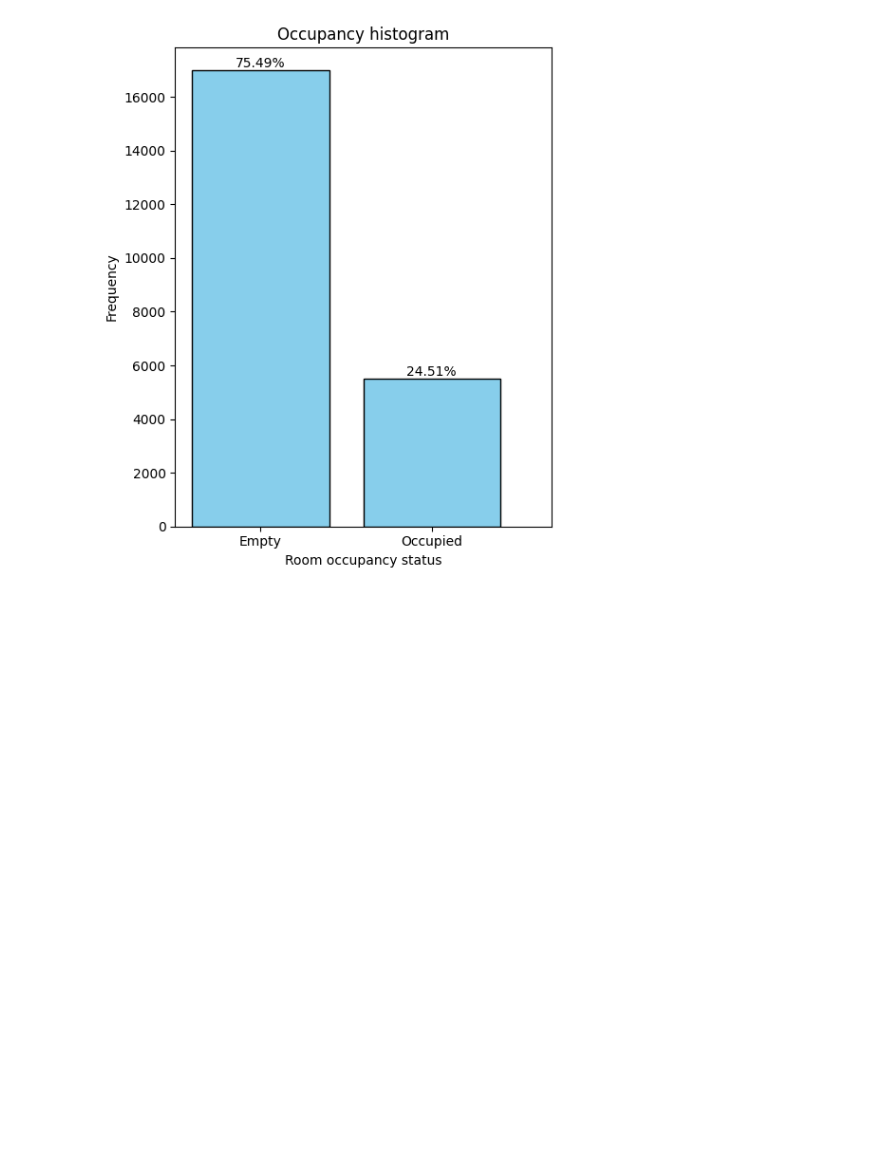
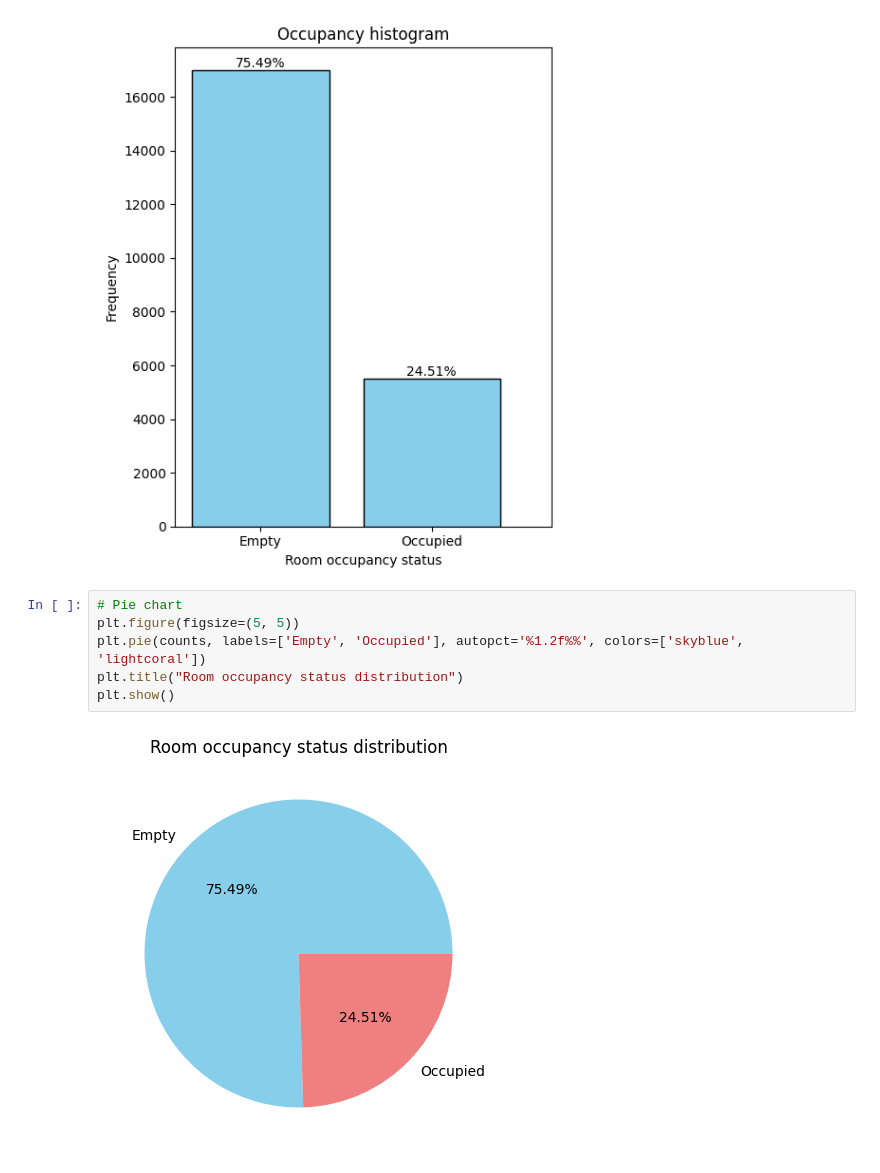
Before and after one commit to MaherDissem/Occupancy-Estimation-ML, a Jupyter notebook: dataset/EDA.ipynb, the cells around one changed output. Saved outputs shown, nothing was run; the diff lists cells and outputs as text; blank space fills up the shorter version.

Commit message:
added more visualization

```diff
--- a/dataset/EDA.ipynb
+++ b/dataset/EDA.ipynb
@@ -54,3 +59,11 @@ plt.tight_layout()
 plt.show()
 # %% [output]
 [figure]
+# %%
+# Pie chart
+plt.figure(figsize=(5, 5))
+plt.pie(counts, labels=['Empty', 'Occupied'], autopct='%1.2f%%', colors=['skyblue', 'lightcoral'])
+plt.title("Room occupancy status distribution")
+plt.show()
+# %% [output]
+[figure, added]
```
Also changed, not shown: parts of 11 cells of this notebook.
